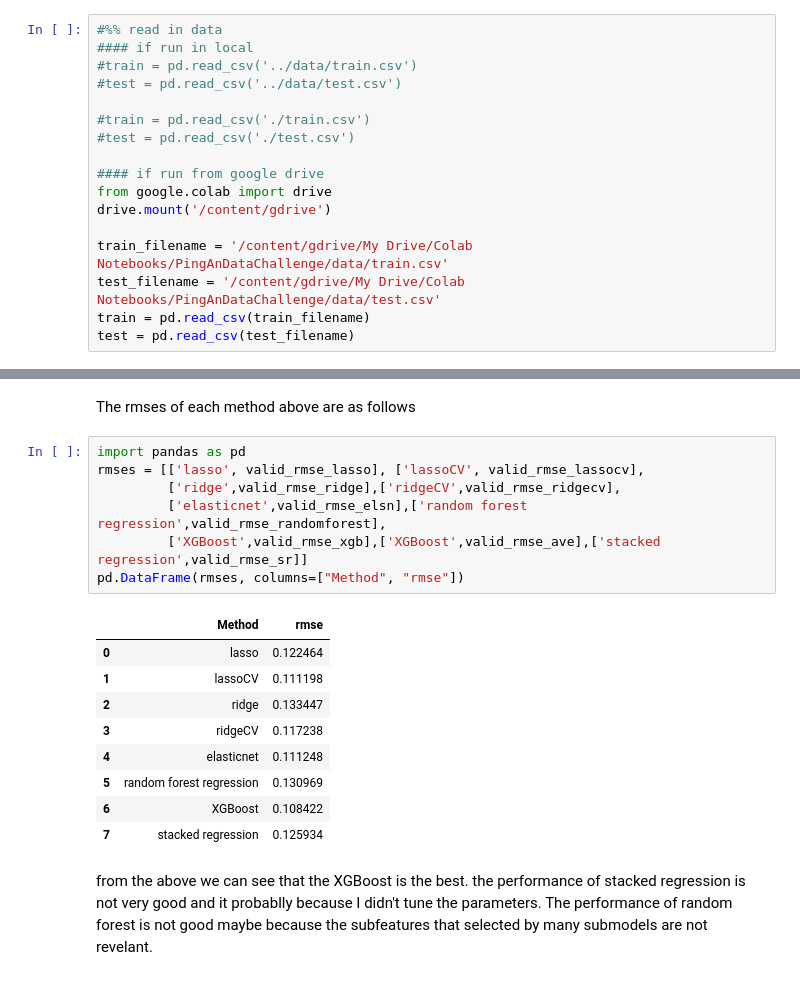
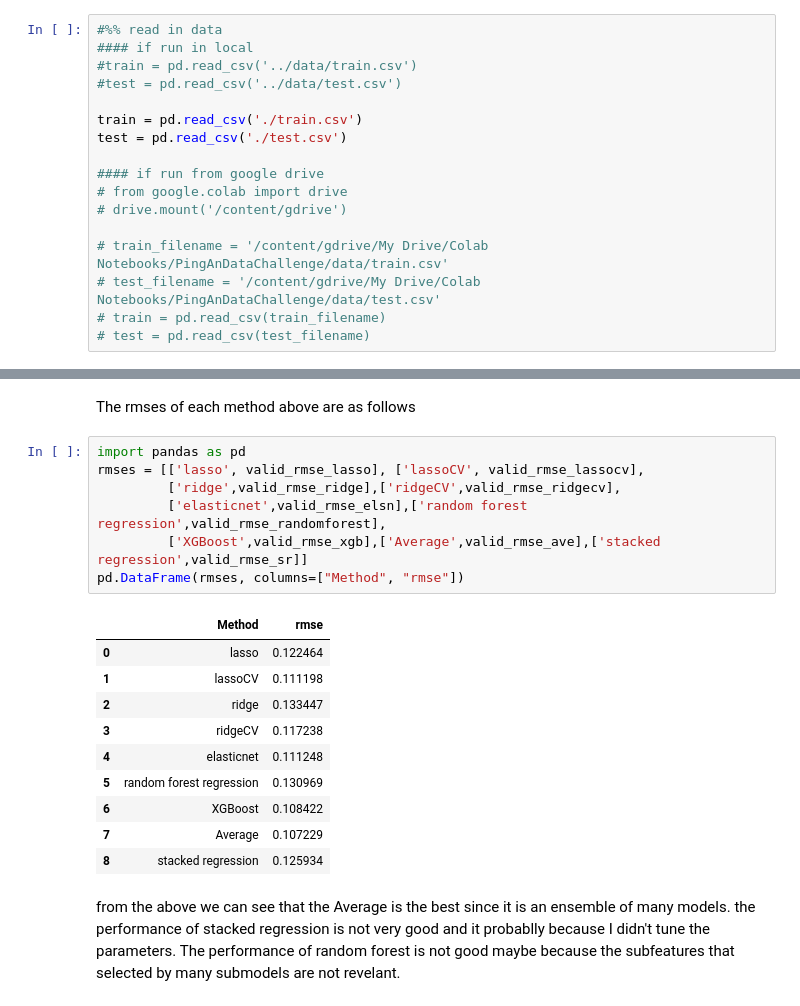
Before and after one commit to yuminliu/KaggleHousePrices, a Jupyter notebook: HousePrice.ipynb, the cells around one changed output, grey strips where cells are left out. Saved outputs shown, nothing was run; the diff lists cells and outputs as text.

```diff
--- a/HousePrice.ipynb
+++ b/HousePrice.ipynb
@@ -17,17 +17,17 @@ read in data
 #train = pd.read_csv('../data/train.csv')
 #test = pd.read_csv('../data/test.csv')
 
-#train = pd.read_csv('./train.csv')
-#test = pd.read_csv('./test.csv')
+train = pd.read_csv('./train.csv')
+test = pd.read_csv('./test.csv')
 
 #### if run from google drive
-from google.colab import drive
-drive.mount('/content/gdrive')
+# from google.colab import drive
+# drive.mount('/content/gdrive')
 
-train_filename = '/content/gdrive/My Drive/Colab Notebooks/PingAnDataChallenge/data/train.csv'
-test_filename = '/content/gdrive/My Drive/Colab Notebooks/PingAnDataChallenge/data/test.csv'
-train = pd.read_csv(train_filename)
-test = pd.read_csv(test_filename)
+# train_filename = '/content/gdrive/My Drive/Colab Notebooks/PingAnDataChallenge/data/train.csv'
+# test_filename = '/content/gdrive/My Drive/Colab Notebooks/PingAnDataChallenge/data/test.csv'
+# train = pd.read_csv(train_filename)
+# test = pd.read_csv(test_filename)
 # %% [markdown]
 separate id
 # %%
@@ -458,19 +450,20 @@ The rmses of each method above are as follows
 # %%
 import pandas as pd
 rmses = [['lasso', valid_rmse_lasso], ['lassoCV', valid_rmse_lassocv],
          ['ridge',valid_rmse_ridge],['ridgeCV',valid_rmse_ridgecv],
          ['elasticnet',valid_rmse_elsn],['random forest regression',valid_rmse_randomforest],
-         ['XGBoost',valid_rmse_xgb],['XGBoost',valid_rmse_ave],['stacked regression',valid_rmse_sr]]
+         ['XGBoost',valid_rmse_xgb],['Average',valid_rmse_ave],['stacked regression',valid_rmse_sr]]
 pd.DataFrame(rmses, columns=["Method", "rmse"])
 # %% [output]
 |  | Method | rmse |
 | 0 | lasso | 0.122464 |
 | 1 | lassoCV | 0.111198 |
 | 2 | ridge | 0.133447 |
 | 3 | ridgeCV | 0.117238 |
 | 4 | elasticnet | 0.111248 |
 | 5 | random forest regression | 0.130969 |
 | 6 | XGBoost | 0.108422 |
-| 7 | stacked regression | 0.125934 |
+| 7 | Average | 0.107229 |
+| 8 | stacked regression | 0.125934 |
 # %% [markdown]
-from the above we can see that the XGBoost is the best. the performance of stacked regression is not very good and it probablly because I didn't tune the parameters. The performance of random forest is not good maybe because the subfeatures that selected by many submodels are not revelant.
+from the above we can see that the Average is the best since it is an ensemble of many models. the performance of stacked regression is not very good and it probablly because I didn't tune the parameters. The performance of random forest is not good maybe because the subfeatures that selected by many submodels are not revelant.
```
Also changed, not shown: parts of 11 cells of this notebook.
